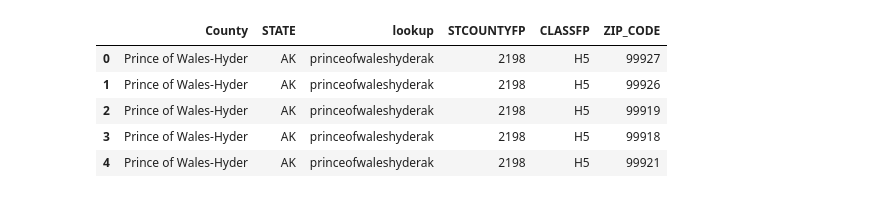
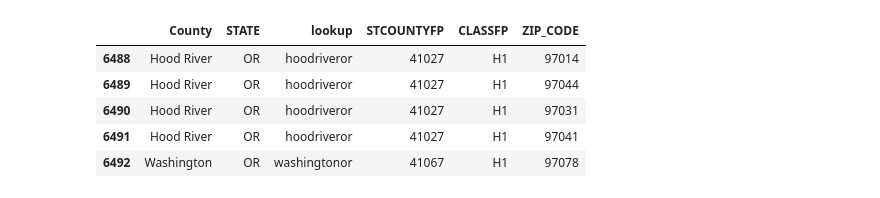
Before and after one commit to kredfield/W209_Final_Project, a Jupyter notebook: Final_Project_DataGen.ipynb, the cells around one changed output. Cells and saved outputs as stored; diff of their text form; code cells hidden in the pictures.

```diff
--- a/Final_Project_DataGen.ipynb
+++ b/Final_Project_DataGen.ipynb
@@ -17,12 +35,13 @@ committee_master.head()
+# %%
+zip_county[zip_county['STATE'] == "OR"].head()
+# %% [output]
+|  | County | STATE | lookup | STCOUNTYFP | CLASSFP | ZIP_CODE |
+| 6488 | Hood River | OR | hoodriveror | 41027 | H1 | 97014 |
+| 6489 | Hood River | OR | hoodriveror | 41027 | H1 | 97044 |
+| 6490 | Hood River | OR | hoodriveror | 41027 | H1 | 97031 |
+| 6491 | Hood River | OR | hoodriveror | 41027 | H1 | 97041 |
+| 6492 | Washington | OR | washingtonor | 41067 | H1 | 97078 |
 # %%
 cont_columns = list(pd.read_csv(r"C:\Users\krred\Documents\Berkeley\w209\Final_P_Data\indiv_header_file.csv").columns)
 # %%
-zip_county = pd.read_csv(r"C:\Users\krred\Documents\Berkeley\w209\Final_Project\zip_county_cross.csv")
-zip_county.head()
+test = pd.read_csv(r"C:\Users\krred\Documents\Berkeley\w209\Final_P_Data\itcont_2016.txt",sep = "|" ,names = cont_columns, nrows=250000)
-# %% [output]
-|  | County | STATE | lookup | STCOUNTYFP | CLASSFP | ZIP_CODE |
-| 0 | Prince of Wales-Hyder | AK | princeofwaleshyderak | 2198 | H5 | 99927 |
-| 1 | Prince of Wales-Hyder | AK | princeofwaleshyderak | 2198 | H5 | 99926 |
-| 2 | Prince of Wales-Hyder | AK | princeofwaleshyderak | 2198 | H5 | 99919 |
-| 3 | Prince of Wales-Hyder | AK | princeofwaleshyderak | 2198 | H5 | 99918 |
-| 4 | Prince of Wales-Hyder | AK | princeofwaleshyderak | 2198 | H5 | 99921 |
```
Also changed, not shown: parts of 17 cells of this notebook, 1 other file.
